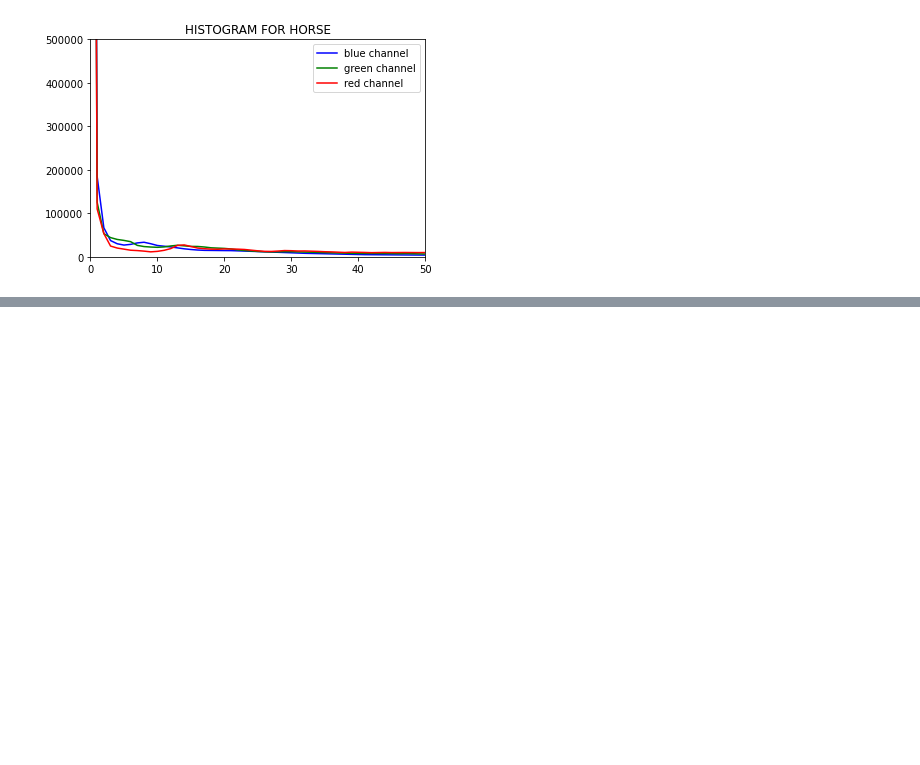
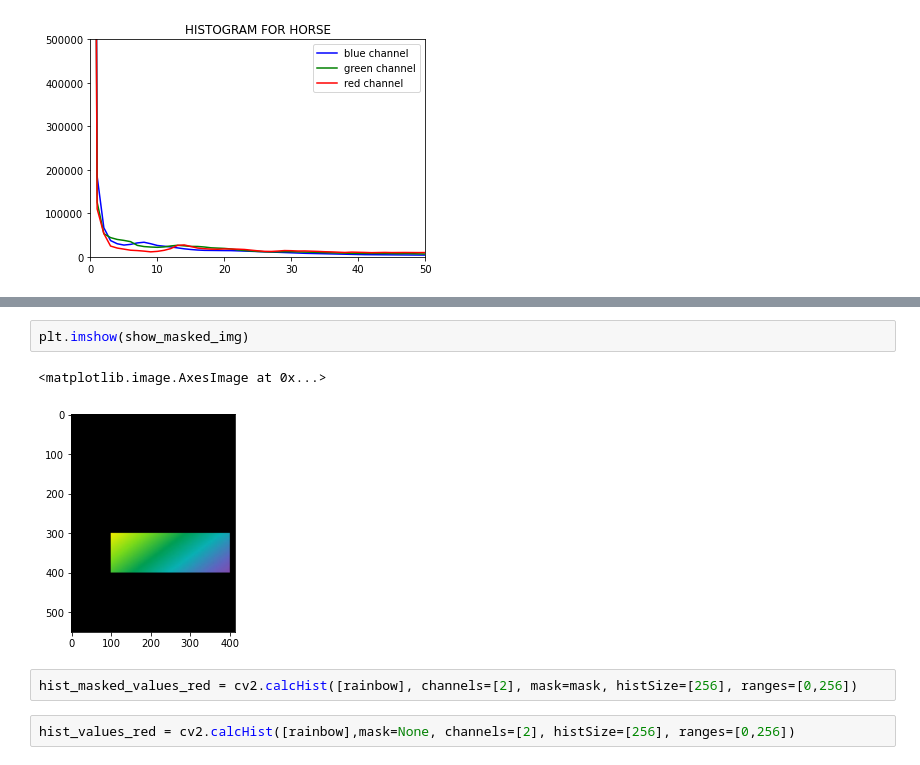
Before and after one commit to Zahed-Golabi/Computer-Vision, a Jupyter notebook: 3. Image Processing/Histograms.ipynb, the cells around one changed output, grey strips where cells are left out. Cells and saved outputs as stored; diff of their text form; blank space fills up the shorter version.

```diff
--- a/3. Image Processing/Histograms.ipynb
+++ b/3. Image Processing/Histograms.ipynb
@@ -80,0 +121,9 @@ Text(0.5, 1.0, 'HISTOGRAM FOR HORSE')
+# %%
+plt.imshow(show_masked_img)
+# %% [output]
+<matplotlib.image.AxesImage at 0x...>
+[figure, added]
+# %%
+hist_masked_values_red = cv2.calcHist([rainbow], channels=[2], mask=mask, histSize=[256], ranges=[0,256])
+# %%
+hist_values_red = cv2.calcHist([rainbow],mask=None, channels=[2], histSize=[256], ranges=[0,256])
```
Also changed, not shown: parts of 15 cells of this notebook.
